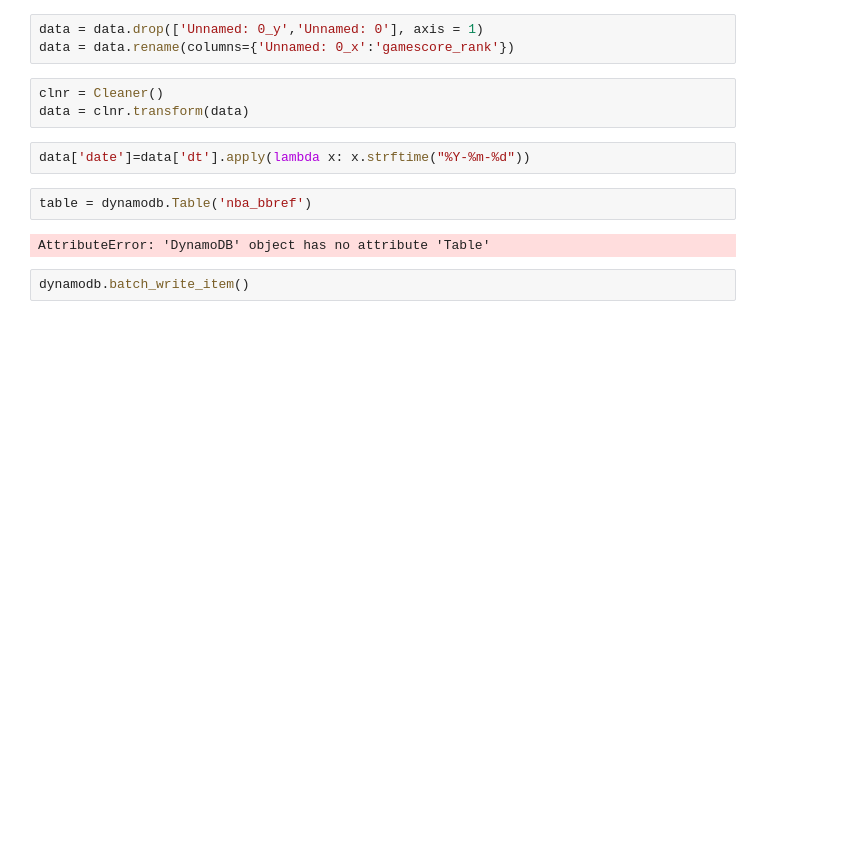
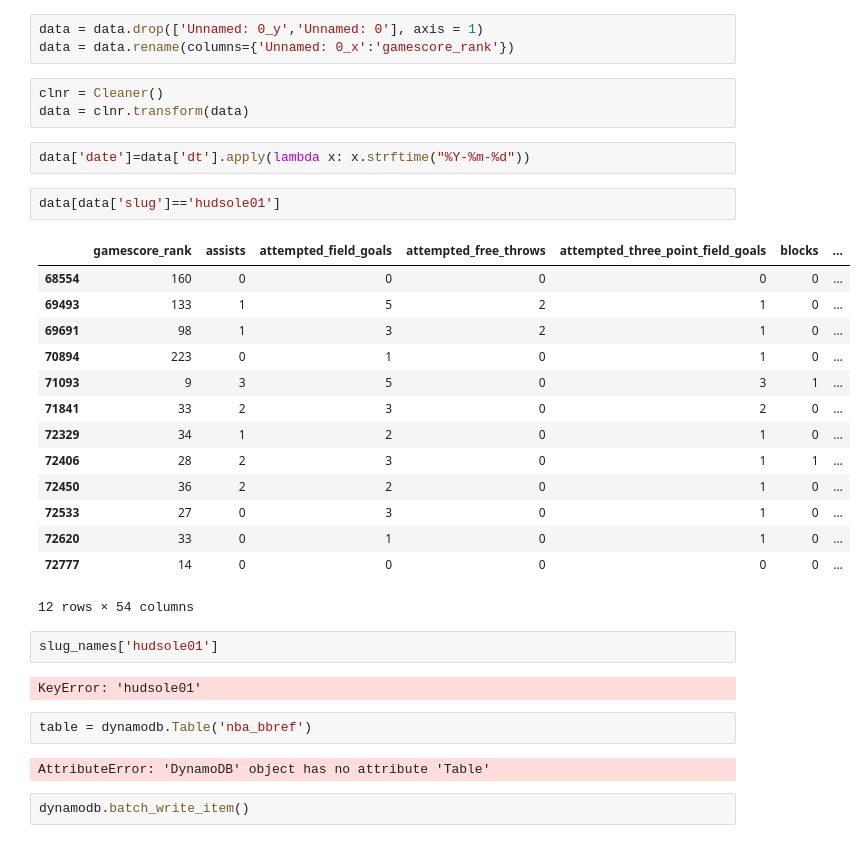
Before and after one commit to shanemulqueen/nba, a Jupyter notebook: transform.ipynb, the cells around one changed output. Cells and saved outputs as stored; diff of their text form; blank space fills up the shorter version.

```diff
--- a/transform.ipynb
+++ b/transform.ipynb
@@ -68,6 +68,27 @@ clnr = Cleaner()
 data = clnr.transform(data)
 # %%
 data['date']=data['dt'].apply(lambda x: x.strftime("%Y-%m-%d"))
+# %%
+data[data['slug']=='hudsole01']
+# %% [output]
+|  | gamescore_rank | assists | attempted_field_goals | attempted_free_throws | attempted_three_point_field_goals | blocks | ... |
+| 68554 | 160 | 0 | 0 | 0 | 0 | 0 | ... |
+| 69493 | 133 | 1 | 5 | 2 | 1 | 0 | ... |
+| 69691 | 98 | 1 | 3 | 2 | 1 | 0 | ... |
+| 70894 | 223 | 0 | 1 | 0 | 1 | 0 | ... |
+| 71093 | 9 | 3 | 5 | 0 | 3 | 1 | ... |
+| 71841 | 33 | 2 | 3 | 0 | 2 | 0 | ... |
+| 72329 | 34 | 1 | 2 | 0 | 1 | 0 | ... |
+| 72406 | 28 | 2 | 3 | 0 | 1 | 1 | ... |
+| 72450 | 36 | 2 | 2 | 0 | 1 | 0 | ... |
+| 72533 | 27 | 0 | 3 | 0 | 1 | 0 | ... |
+| 72620 | 33 | 0 | 1 | 0 | 1 | 0 | ... |
+| 72777 | 14 | 0 | 0 | 0 | 0 | 0 | ... |
+12 rows × 54 columns
+# %%
+slug_names['hudsole01']
+# %% [output]
+KeyError: 'hudsole01'
 # %%
 table = dynamodb.Table('nba_bbref')
 # %% [output]
```
Also changed, not shown: parts of 25 cells of this notebook, 5 other files.
